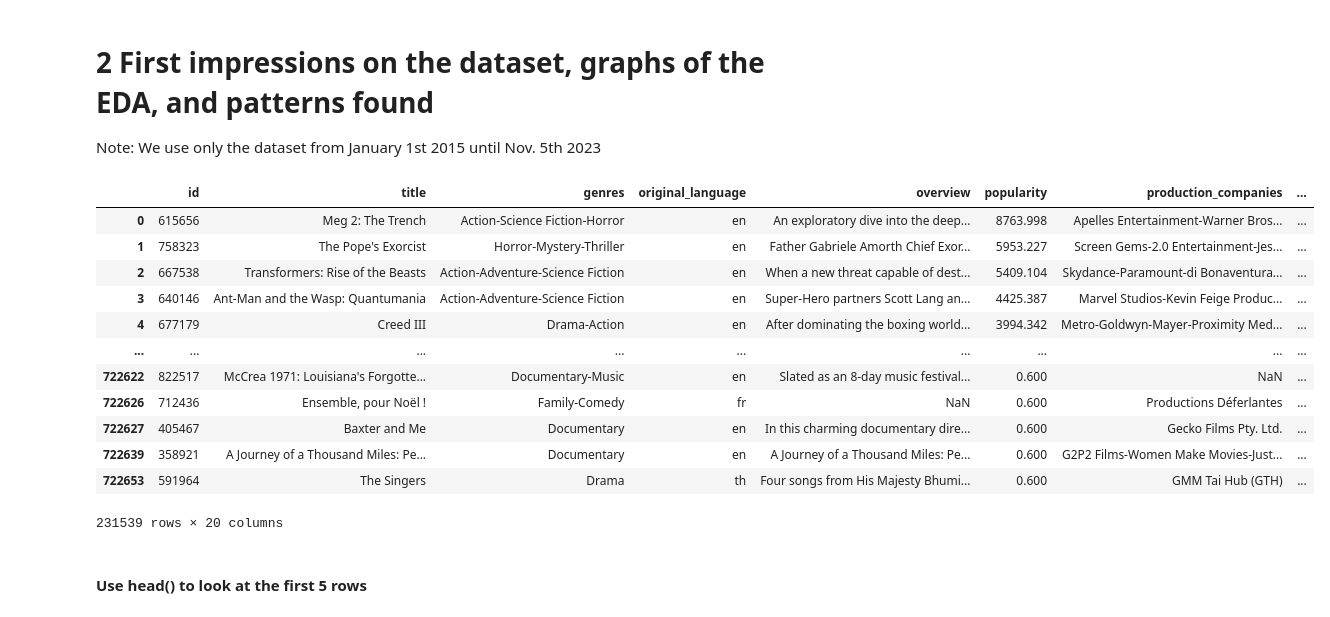
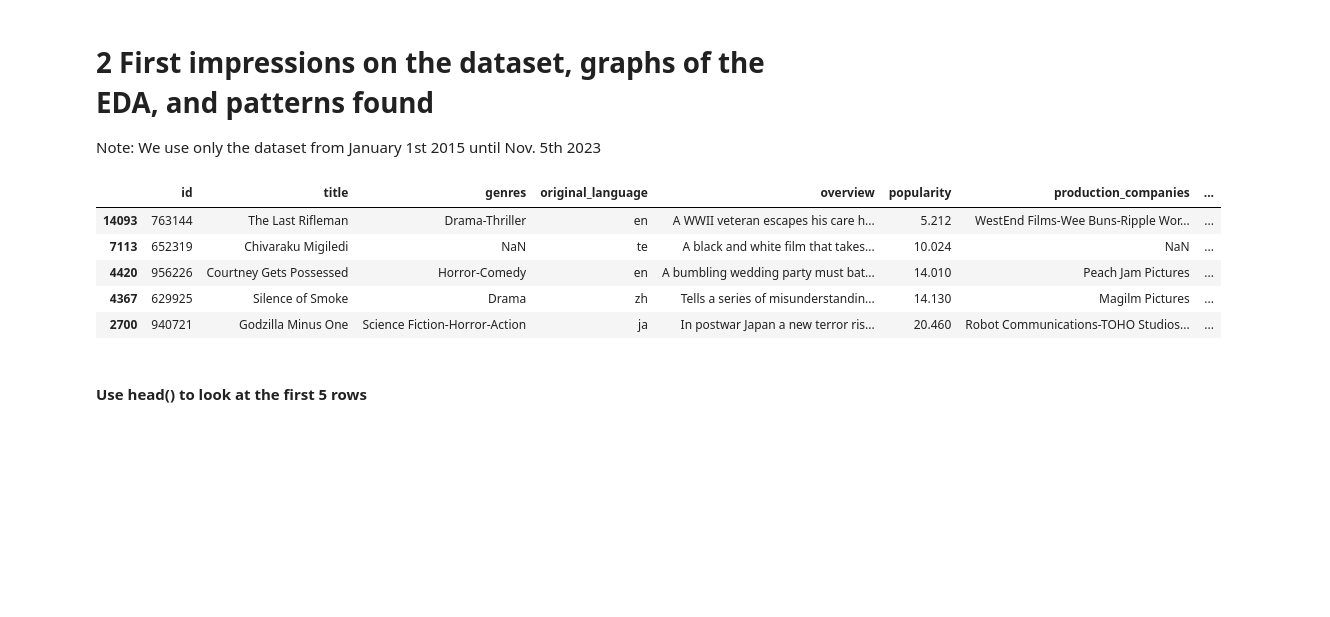
Before and after one commit to Jayant1Varma/Movie-Box-Office-predictor, a Jupyter notebook: Movie-revenue_predictor.ipynb, the cells around one changed output. Saved outputs shown, nothing was run; the diff lists cells and outputs as text; code cells hidden in the pictures; blank space fills up the shorter version.

```diff
--- a/Movie-revenue_predictor.ipynb
+++ b/Movie-revenue_predictor.ipynb
@@ -93,8 +94,9 @@ import seaborn as sns
 # %% [markdown]
 # Loading the dataset
 # %%
-movies = pd.read_csv(".\movies.csv")
-# Please note: The file is massive, and could not be referred online. You MUST download the file on your local machine from https://drive.google.com/file/d/1uPtHyqpAKkqZUpft8A0FPVXPR2iT32SN/view?usp=drive_link (MAKE SURE YOU ONLY USE YOUR YORK UNIVERSITY GOOGLE ACCOUNT!!!)
+url="https://raw.githubusercontent.com/Jayant1Varma/Movie-Box-Office-predictor/Model-Training/input/modified_data.csv"
+movies = pd.read_csv(url, sep=',')
+# Please note: The file is massive, and not be referred online. You MUST download the file on your local machine from https://drive.google.com/file/d/1uPtHyqpAKkqZUpft8A0FPVXPR2iT32SN/view?usp=drive_link (MAKE SURE YOU ONLY USE YOUR YORK UNIVERSITY GOOGLE ACCOUNT!!!)
 # %% [markdown]
 # 2 First impressions on the dataset, graphs of the EDA, and patterns found
 
@@ -110,23 +112,16 @@ mask = (movies['release_date'] >= '2015-01-01') & (movies['release_date'] <= '20
 # Apply the mask to filter rows
 movies = movies[mask]
 
-# # Sort the DataFrame based on 'release_date'
-# movies = movies.sort_values(by='release_date', ascending=False)
+# Sort the DataFrame based on 'release_date'
+movies = movies.sort_values(by='release_date', ascending=False)
 # %%
-movies
+movies.head()
 # %% [output]
 |  | id | title | genres | original_language | overview | popularity | production_companies | ... |
-| 0 | 615656 | Meg 2: The Trench | Action-Science Fiction-Horror | en | An exploratory dive into the deep... | 8763.998 | Apelles Entertainment-Warner Bros... | ... |
-| 1 | 758323 | The Pope's Exorcist | Horror-Mystery-Thriller | en | Father Gabriele Amorth Chief Exor... | 5953.227 | Screen Gems-2.0 Entertainment-Jes... | ... |
-| 2 | 667538 | Transformers: Rise of the Beasts | Action-Adventure-Science Fiction | en | When a new threat capable of dest... | 5409.104 | Skydance-Paramount-di Bonaventura... | ... |
-| 3 | 640146 | Ant-Man and the Wasp: Quantumania | Action-Adventure-Science Fiction | en | Super-Hero partners Scott Lang an... | 4425.387 | Marvel Studios-Kevin Feige Produc... | ... |
-| 4 | 677179 | Creed III | Drama-Action | en | After dominating the boxing world... | 3994.342 | Metro-Goldwyn-Mayer-Proximity Med... | ... |
-| ... | ... | ... | ... | ... | ... | ... | ... | ... |
-| 722622 | 822517 | McCrea 1971: Louisiana's Forgotte... | Documentary-Music | en | Slated as an 8-day music festival... | 0.600 | NaN | ... |
-| 722626 | 712436 | Ensemble, pour Noël ! | Family-Comedy | fr | NaN | 0.600 | Productions Déferlantes | ... |
-| 722627 | 405467 | Baxter and Me | Documentary | en | In this charming documentary dire... | 0.600 | Gecko Films Pty. Ltd. | ... |
-| 722639 | 358921 | A Journey of a Thousand Miles: Pe... | Documentary | en | A Journey of a Thousand Miles: Pe... | 0.600 | G2P2 Films-Women Make Movies-Just... | ... |
-| 722653 | 591964 | The Singers | Drama | th | Four songs from His Majesty Bhumi... | 0.600 | GMM Tai Hub (GTH) | ... |
+| 14093 | 763144 | The Last Rifleman | Drama-Thriller | en | A WWII veteran escapes his care h... | 5.212 | WestEnd Films-Wee Buns-Ripple Wor... | ... |
+| 7113 | 652319 | Chivaraku Migiledi | NaN | te | A black and white film that takes... | 10.024 | NaN | ... |
+| 4420 | 956226 | Courtney Gets Possessed | Horror-Comedy | en | A bumbling wedding party must bat... | 14.010 | Peach Jam Pictures | ... |
+| 4367 | 629925 | Silence of Smoke | Drama | zh | Tells a series of misunderstandin... | 14.130 | Magilm Pictures | ... |
+| 2700 | 940721 | Godzilla Minus One | Science Fiction-Horror-Action | ja | In postwar Japan a new terror ris... | 20.460 | Robot Communications-TOHO Studios... | ... |
-231539 rows × 20 columns
 # %% [markdown]
 #### Use head() to look at the first 5 rows
```
Also changed, not shown: parts of 69 cells of this notebook.
